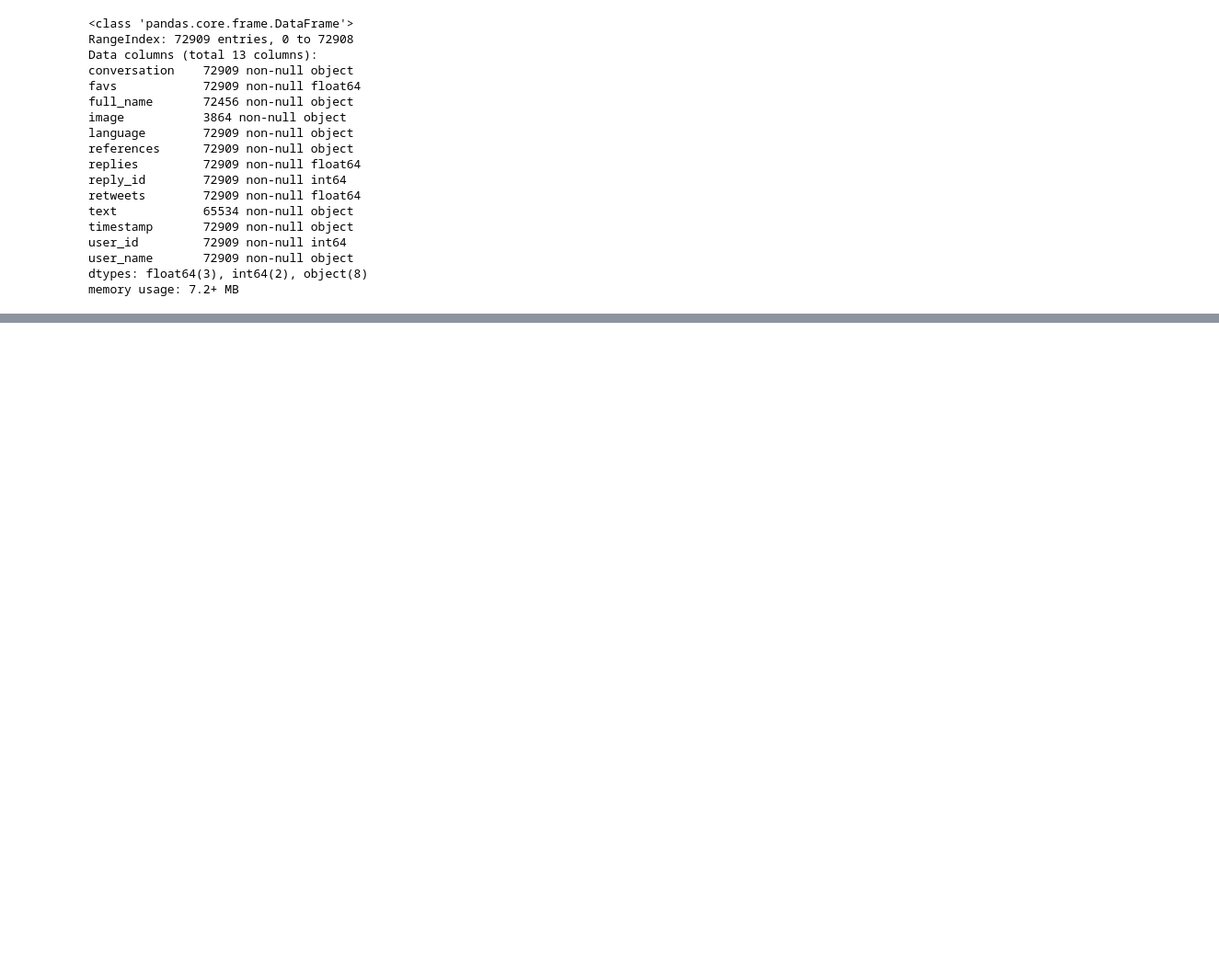
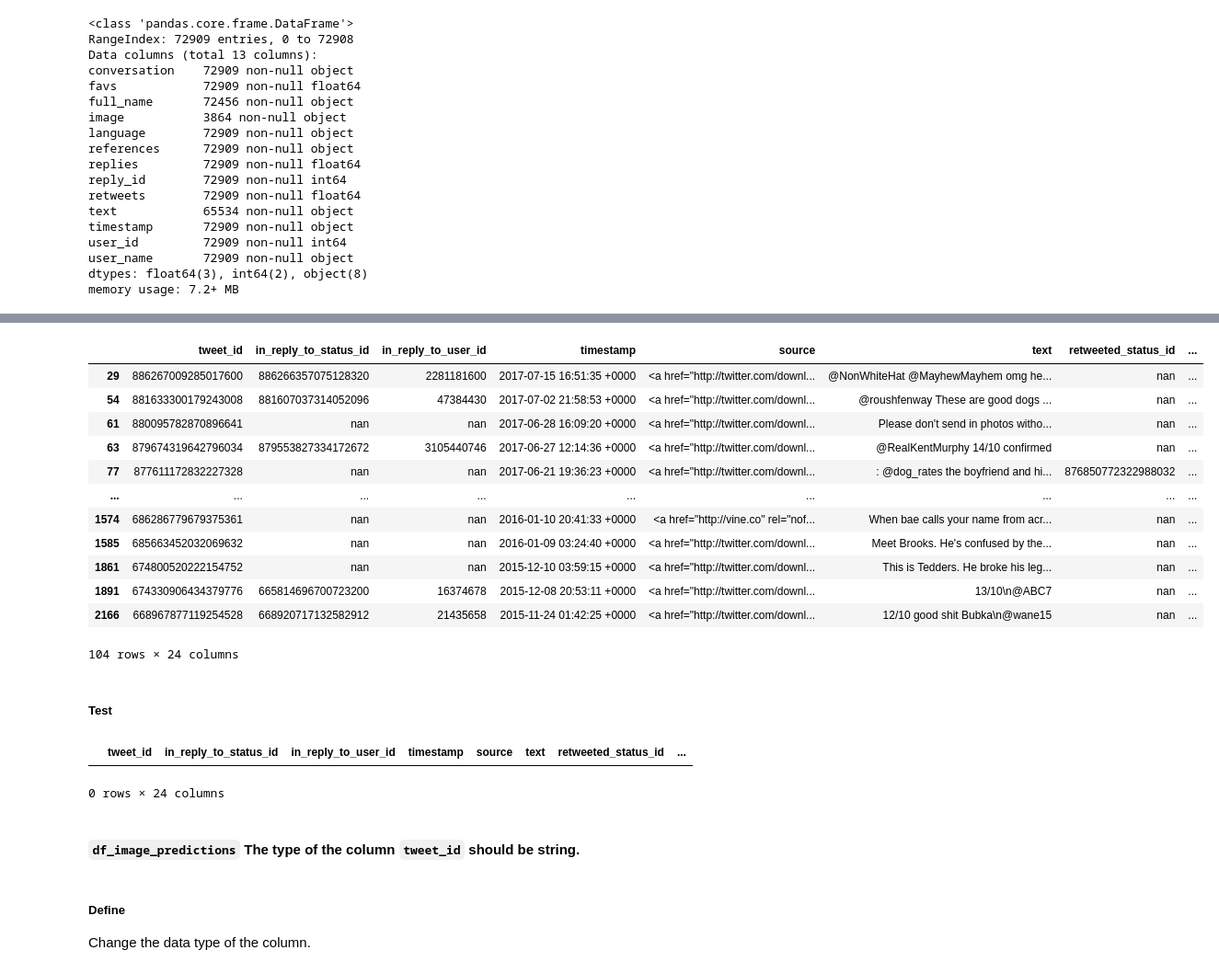
Before and after one commit to jmiraal/Project-Wrangling-WeRateDogs, a Jupyter notebook: wrangle_act.ipynb, the cells around one changed output, grey strips where cells are left out. Shown: that part at 92% size. Drawn from its saved outputs; the diff is of its cells as text; code cells hidden in the pictures; blank space fills up the shorter version.

```diff
--- a/wrangle_act.ipynb
+++ b/wrangle_act.ipynb
@@ -930,0 +1570,20 @@ memory usage: 7.2+ MB
+# %%
+#remove all the substrings of the type 'RT @XXXXX':
+df_twitter_archive_enhanced_copy['text'] = df_twitter_archive_enhanced_copy['text'].str.replace('RT\s(?<=^|(?<=[^a-zA-Z0-9-_\.]))@([A-Za-z]+[A-Za-z0-9-_]+)', "")
+# %%
+#search all the substrings of the type '@XXXXX':
+df_twitter_archive_enhanced_copy[df_twitter_archive_enhanced_copy['text'].str.contains('(?<=^|(?<=[^a-zA-Z0-9-_\.]))@([A-Za-z]+[A-Za-z0-9-_]+)')]
+# %% [output]
+|  | tweet_id | in_reply_to_status_id | in_reply_to_user_id | timestamp | source | text | retweeted_status_id | ... |
+| 29 | 886267009285017600 | 886266357075128320 | 2281181600 | 2017-07-15 16:51:35 +0000 | <a href="http://twitter.com/downl... | @NonWhiteHat @MayhewMayhem omg he... | nan | ... |
+| 54 | 881633300179243008 | 881607037314052096 | 47384430 | 2017-07-02 21:58:53 +0000 | <a href="http://twitter.com/downl... | @roushfenway These are good dogs ... | nan | ... |
+| 61 | 880095782870896641 | nan | nan | 2017-06-28 16:09:20 +0000 | <a href="http://twitter.com/downl... | Please don't send in photos witho... | nan | ... |
+| 63 | 879674319642796034 | 879553827334172672 | 3105440746 | 2017-06-27 12:14:36 +0000 | <a href="http://twitter.com/downl... | @RealKentMurphy 14/10 confirmed | nan | ... |
+| 77 | 877611172832227328 | nan | nan | 2017-06-21 19:36:23 +0000 | <a href="http://twitter.com/downl... | : @dog_rates the boyfriend and hi... | 876850772322988032 | ... |
+| ... | ... | ... | ... | ... | ... | ... | ... | ... |
+| 1574 | 686286779679375361 | nan | nan | 2016-01-10 20:41:33 +0000 | <a href="http://vine.co" rel="nof... | When bae calls your name from acr... | nan | ... |
+| 1585 | 685663452032069632 | nan | nan | 2016-01-09 03:24:40 +0000 | <a href="http://twitter.com/downl... | Meet Brooks. He's confused by the... | nan | ... |
+| 1861 | 674800520222154752 | nan | nan | 2015-12-10 03:59:15 +0000 | <a href="http://twitter.com/downl... | This is Tedders. He broke his leg... | nan | ... |
+| 1891 | 674330906434379776 | 665814696700723200 | 16374678 | 2015-12-08 20:53:11 +0000 | <a href="http://twitter.com/downl... | 13/10\n@ABC7 | nan | ... |
+| 2166 | 668967877119254528 | 668920717132582912 | 21435658 | 2015-11-24 01:42:25 +0000 | <a href="http://twitter.com/downl... | 12/10 good shit Bubka\n@wane15 | nan | ... |
+104 rows × 24 columns
@@ -930,0 +1593,13 @@ memory usage: 7.2+ MB
+# %% [markdown]
+##### Test
+# %%
+#search all the substrings of the type '@XXXXX':
+df_twitter_archive_enhanced_copy[df_twitter_archive_enhanced_copy['text'].str.contains('(?<=^|(?<=[^a-zA-Z0-9-_\.]))@([A-Za-z]+[A-Za-z0-9-_]+)')]
+# %% [output]
+|  | tweet_id | in_reply_to_status_id | in_reply_to_user_id | timestamp | source | text | retweeted_status_id | ... |
+0 rows × 24 columns
+# %% [markdown]
+####  `df_image_predictions` The type of the column `tweet_id` should be string.
+# %% [markdown]
+##### Define
+Change the data type of the column.
```
Also changed, not shown: parts of 139 cells of this notebook.
